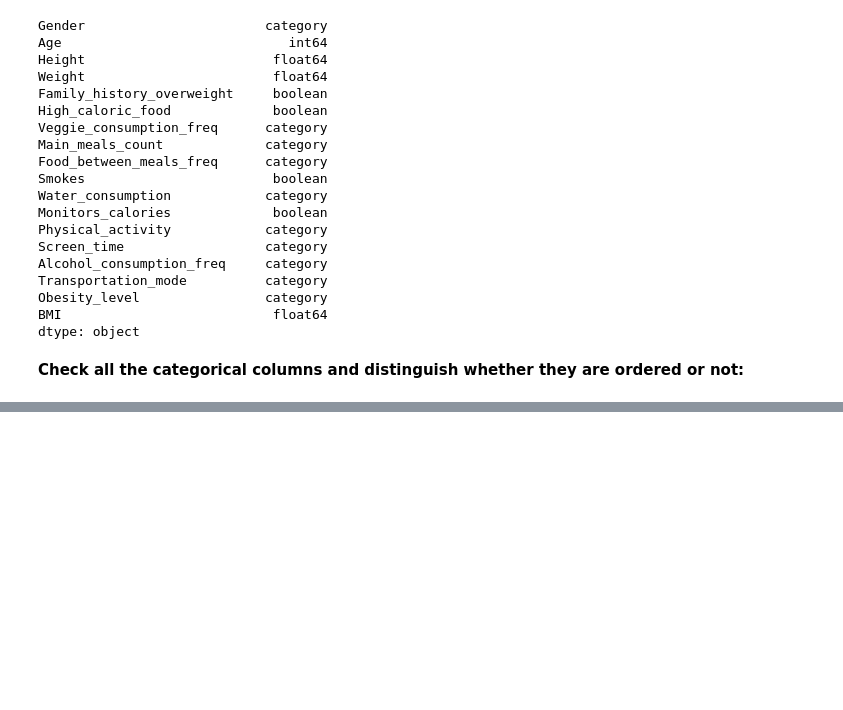
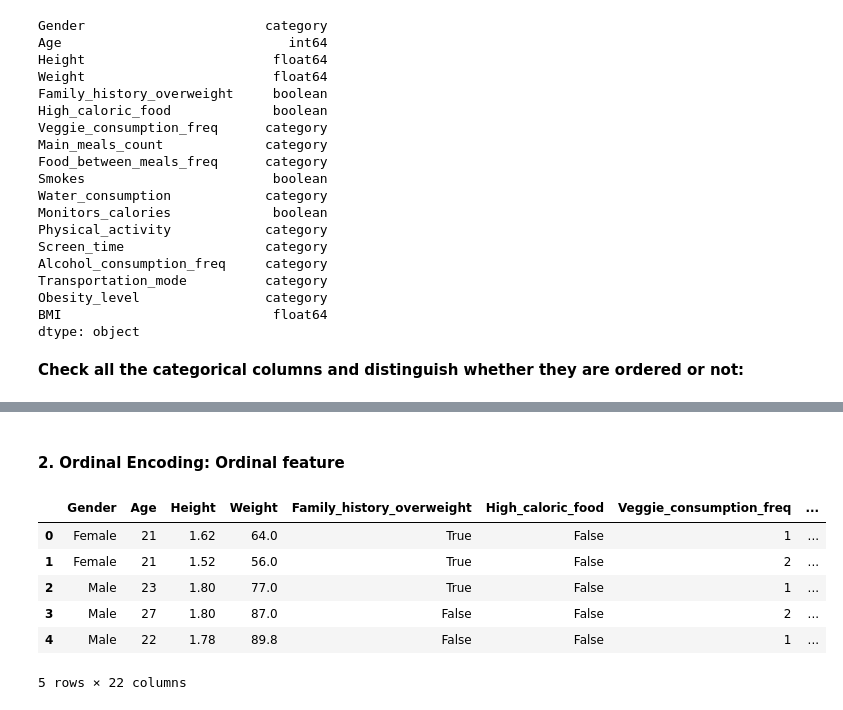
Before and after one commit to yueyan615/PROHI-dashboard-group777, a Jupyter notebook: jupyter-notebooks/diagnostic_analytics.ipynb, the cells around one changed output, grey strips where cells are left out. Cells and saved outputs as stored; diff of their text form; code cells hidden in the pictures; blank space fills up the shorter version.

```diff
--- a/jupyter-notebooks/diagnostic_analytics.ipynb
+++ b/jupyter-notebooks/diagnostic_analytics.ipynb
@@ -64,0 +107,44 @@ Obesity_level             | ordered=True:25s | categories=['Insufficient_Weight'
+# %% [markdown]
+#### 2. Ordinal Encoding: Ordinal feature
+# %%
+# Veggie_consumption_freq
+labels, unique = pd.factorize(df["Veggie_consumption_freq"], sort=True)
+df["Veggie_consumption_freq"] = labels
+
+# Main_meals_count
+labels, unique = pd.factorize(df["Main_meals_count"], sort=True)
+df["Main_meals_count"] = labels
+
+# Food_between_meals_freq
+labels, unique = pd.factorize(df["Food_between_meals_freq"], sort=True)
+df["Food_between_meals_freq"] = labels
+
+# Water_consumption
+labels, unique = pd.factorize(df["Water_consumption"], sort=True)
+df["Water_consumption"] = labels
+
+# Physical_activity
+labels, unique = pd.factorize(df["Physical_activity"], sort=True)
+df["Physical_activity"] = labels
+
+# Screen_time
+labels, unique = pd.factorize(df["Screen_time"], sort=True)
+df["Screen_time"] = labels
+
+# Alcohol_consumption_freq
+labels, unique = pd.factorize(df["Alcohol_consumption_freq"], sort=True)
+df["Alcohol_consumption_freq"] = labels
+
+# Obesity_level
+labels, unique = pd.factorize(df["Obesity_level"], sort=True)
+df["Obesity_level"] = labels
+
+df.head()
+# %% [output]
+|  | Gender | Age | Height | Weight | Family_history_overweight | High_caloric_food | Veggie_consumption_freq | ... |
+| 0 | Female | 21 | 1.62 | 64.0 | True | False | 1 | ... |
+| 1 | Female | 21 | 1.52 | 56.0 | True | False | 2 | ... |
+| 2 | Male | 23 | 1.80 | 77.0 | True | False | 1 | ... |
+| 3 | Male | 27 | 1.80 | 87.0 | False | False | 2 | ... |
+| 4 | Male | 22 | 1.78 | 89.8 | False | False | 1 | ... |
+5 rows × 22 columns
```
Also changed, not shown: parts of 15 cells of this notebook.
